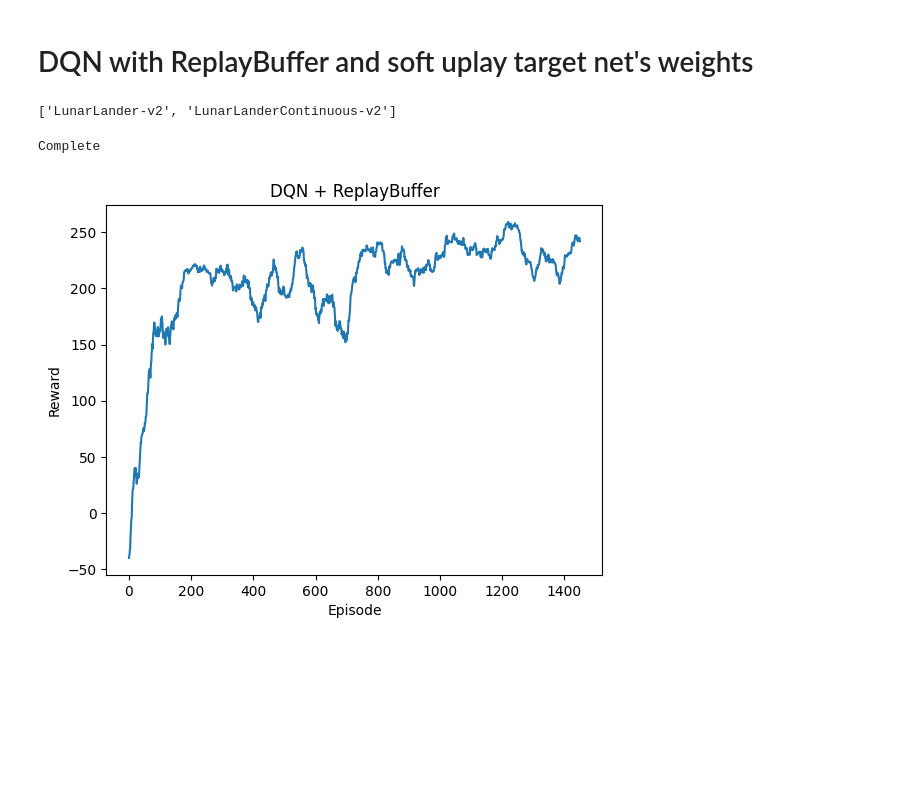
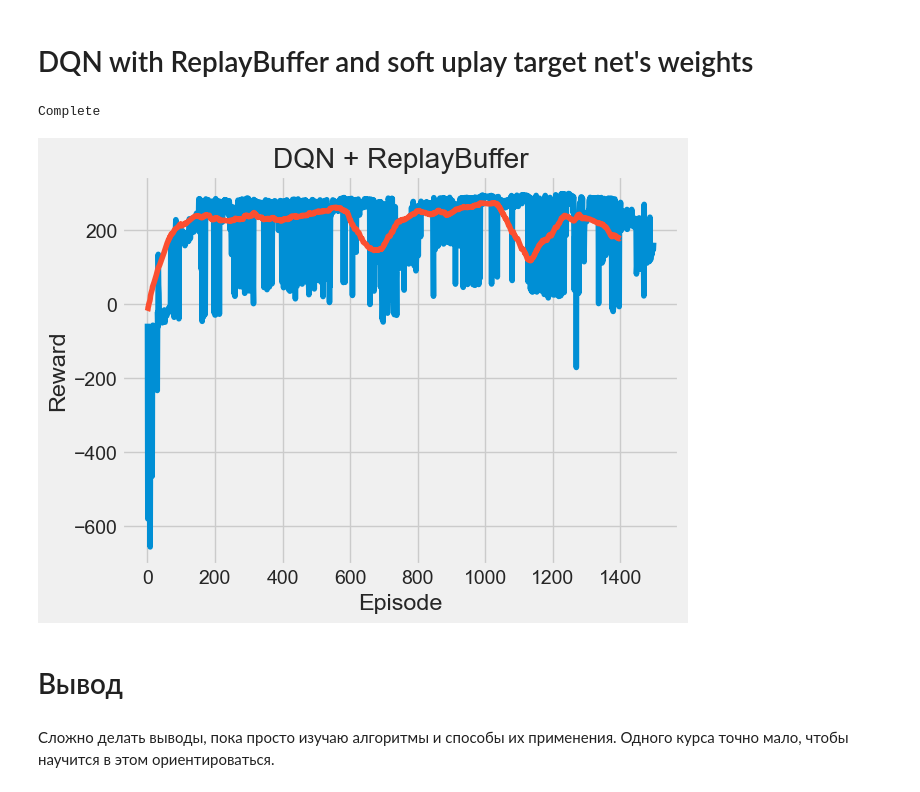
Before and after one commit to resquilleur/hws, a Jupyter notebook: homeworks/homework_2/DQN.ipynb, the cells around one changed output. Saved outputs shown, nothing was run; the diff lists cells and outputs as text; code cells hidden in the pictures; blank space fills up the shorter version.

```diff
--- a/homeworks/homework_2/DQN.ipynb
+++ b/homeworks/homework_2/DQN.ipynb
@@ -97,8 +89,4 @@ class DQN(nn.Module):
         x = F.relu(self.layer1(x))
         x = F.relu(self.layer2(x))
         return self.layer3(x)
-# %%
-[k for k in gym.envs.registry.keys() if 'Lunar' in k]
-# %% [output]
-['LunarLander-v2', 'LunarLanderContinuous-v2']
 # %%
@@ -286,12 +277,18 @@ print('Complete')
 Complete
 # %%
 # Вычисление скользящего среднего
-window_size = 50
+window_size = 100
 moving_avg = np.convolve(total_reward, np.ones(window_size)/window_size, mode='valid')
+
+plt.plot(total_reward)
 plt.plot(moving_avg)
 plt.title('DQN + ReplayBuffer')
 plt.xlabel('Episode')
 plt.ylabel('Reward')
 plt.show()
 # %% [output]
-[figure, old version]
+[figure, new version]
+# %% [markdown]
+# Вывод
+# %% [markdown]
+Сложно делать выводы, пока просто изучаю алгоритмы и способы их применения. Одного курса точно мало, чтобы научится в этом ориентироваться.
```
Also changed, not shown: parts of 6 cells of this notebook, 1 other file.
